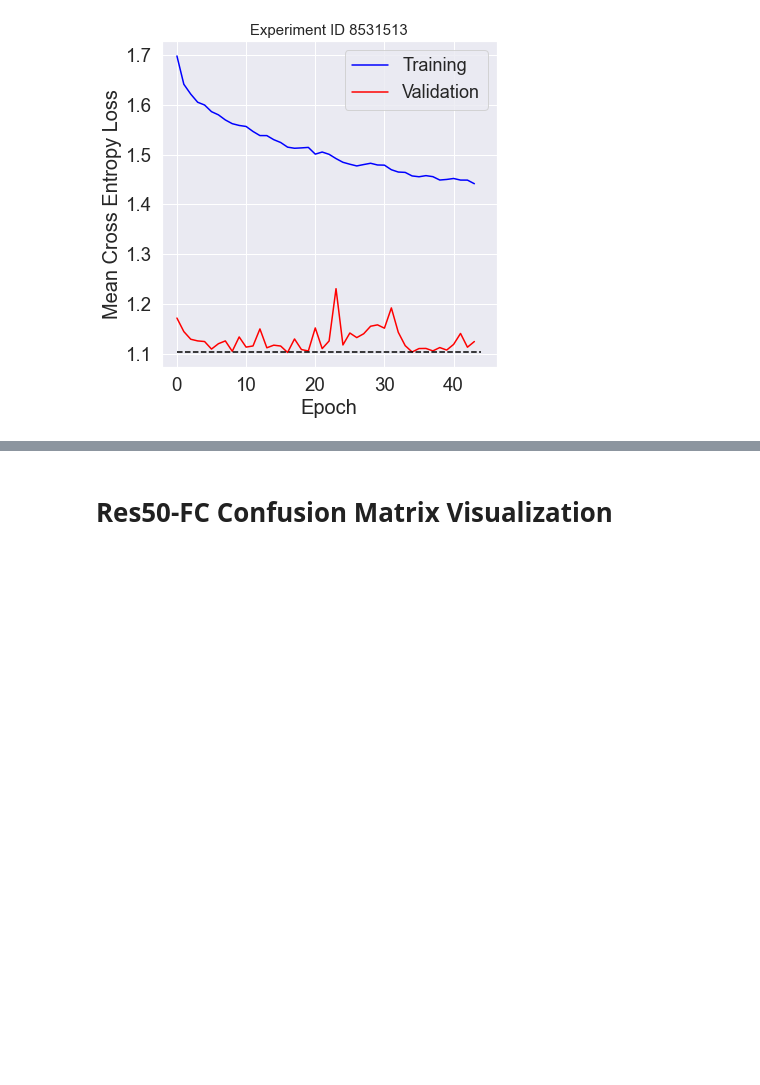
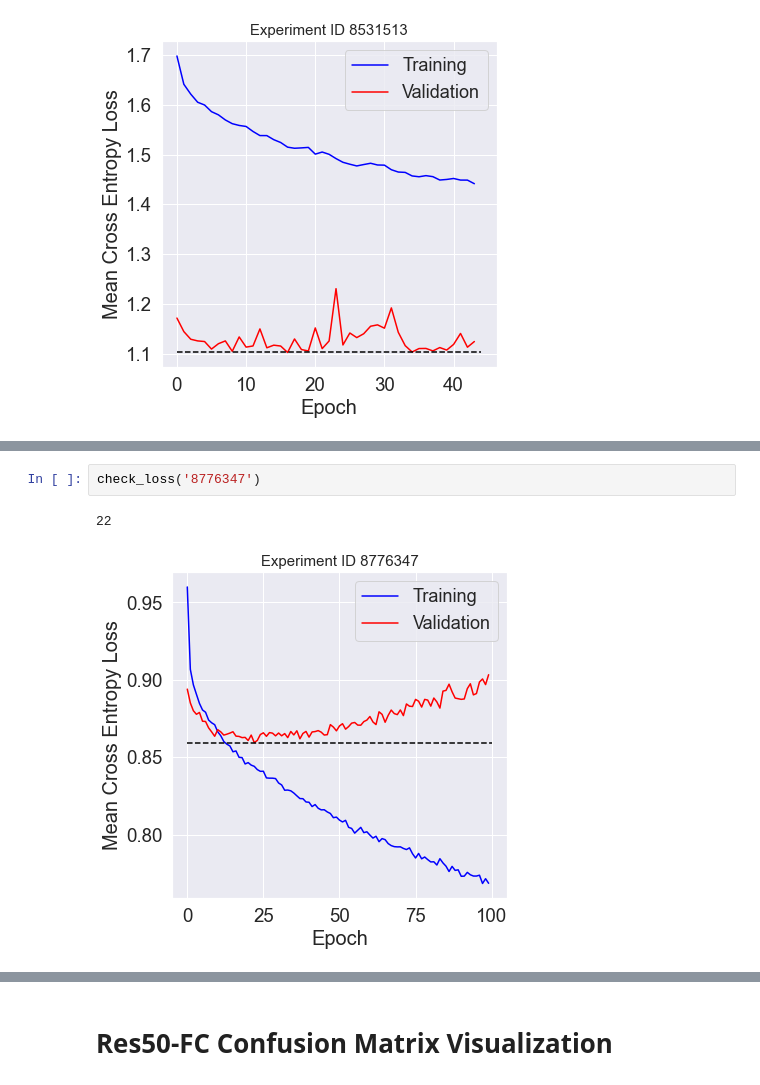
Before and after one commit to lin-bo/AutoLTS, a Jupyter notebook: visualization/res_visual.ipynb, the cells around one changed output, grey strips where cells are left out. Saved outputs shown, nothing was run; the diff lists cells and outputs as text; blank space fills up the shorter version.

```diff
--- a/visualization/res_visual.ipynb
+++ b/visualization/res_visual.ipynb
@@ -60,0 +64,5 @@ check_loss('8777104')
+# %%
+check_loss('8776347')
+# %% [output]
+22
+[figure, added]
```
Also changed, not shown: parts of 22 cells of this notebook, 5 other files.
